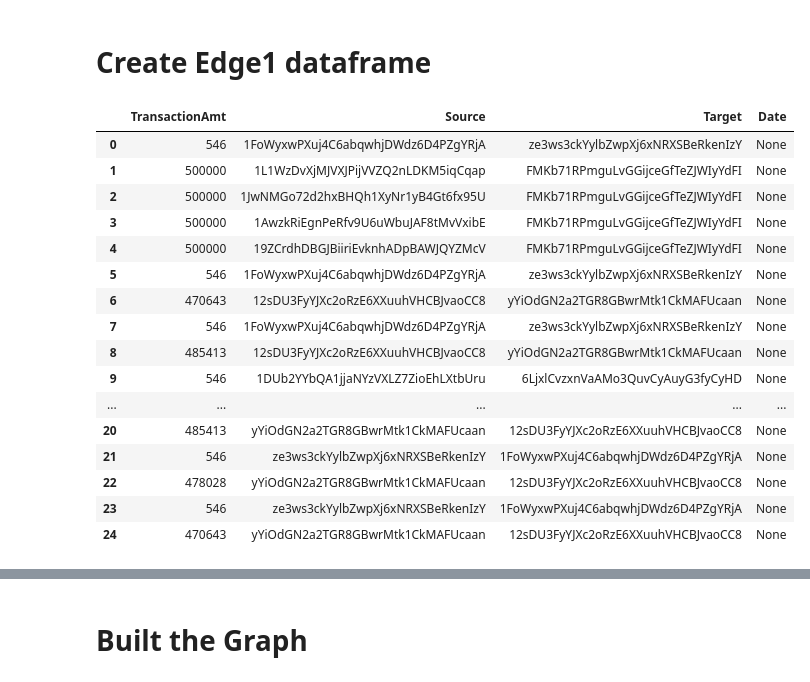
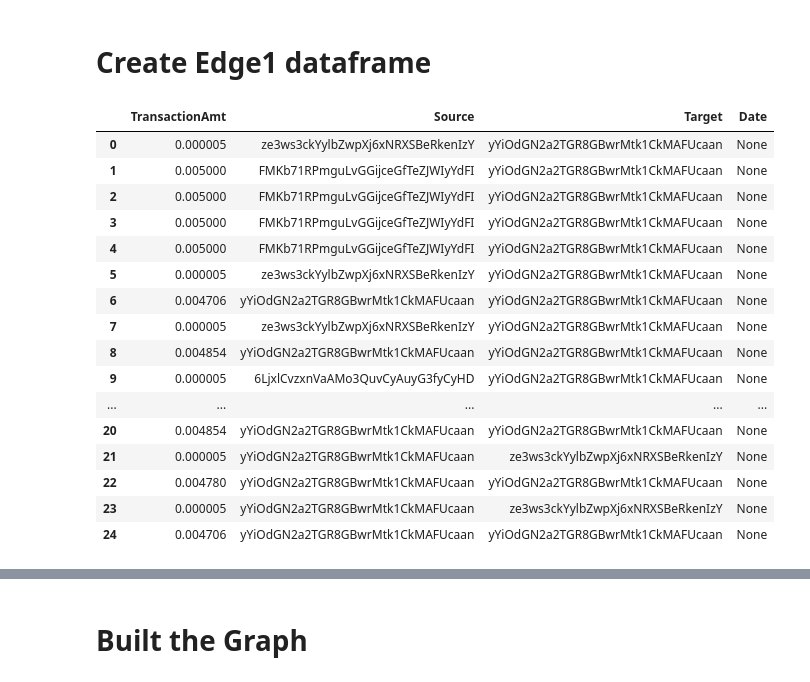
Before and after one commit to philippoetken/UM_Cryptocurrency_Forensics, a Jupyter notebook: FrontEnd/DashboardWalletClustering/LoadDataAndCreateNetworkGraph.ipynb, the cells around one changed output, grey strips where cells are left out. Saved outputs shown, nothing was run; the diff lists cells and outputs as text; code cells hidden in the pictures.

```diff
--- a/FrontEnd/DashboardWalletClustering/LoadDataAndCreateNetworkGraph.ipynb
+++ b/FrontEnd/DashboardWalletClustering/LoadDataAndCreateNetworkGraph.ipynb
@@ -70,11 +50,11 @@ pd.DataFrame(list_of_rows)
 # %%
-list_of_rows = []
-for i in range(len(list_a)):
-    row = {}
+# list_of_rows = []
+# for i in range(len(list_a)):
+#     row = {}
 
-    row['Account']=list_a[i]
-    row['Amount']=list_b[i]
+#     row['Account']=list_a[i]
+#     row['Amount']=list_b[i]
 
-    list_of_rows.append(row)
+#     list_of_rows.append(row)
 
-pd.DataFrame(list_of_rows)
+# pd.DataFrame(list_of_rows)
@@ -195,3 +148,11 @@ node1
 | 4 | yYiOdGN2a2TGR8GBwrMtk1CkMAFUcaan | test | InputAssociation |
 | 5 | 6LjxlCvzxnVaAMo3QuvCyAuyG3fyCyHD | test | InputAssociation |
 | 6 | FMKb71RPmguLvGGijceGfTeZJWIyYdFI | test | InputAssociation |
+# %%
+used_Accounts = []
+node1_new = pd.DataFrame(columns=node1.columns)
+for i, row in node1.iterrows():
+    if row['Account'] not in used_Accounts:
+        node1_new = node1_new.append(row)
+        used_Accounts.append(row['Account'])
+node1 = node1_new
@@ -200,41 +180,41 @@ node1
 # %%
 edge1 = []
 
 for i, transaction in flowGraph_inEdges.iterrows():
     row = {}
-    row['TransactionAmt'] = transaction.Value_Received_from_Inp
-    row['Source'] = transaction.Input_Addresses
-    row['Target'] = transaction.Association
+    row['TransactionAmt'] = transaction.Value_Received_from_Inp * 0.00000001
+    row['Source'] = transaction.Association
+    row['Target'] = flowGraph_centerNode
     row['Date'] = None
 
     edge1.append(row)
 
 for i, transaction in flowGraph_outEdges.iterrows():
     row = {}
-    row['TransactionAmt'] = transaction.Value_rec_from_Outp
-    row['Source'] = transaction.Association
-    row['Target'] = transaction.Output_Addresses
+    row['TransactionAmt'] = transaction.Value_rec_from_Outp * 0.00000001
+    row['Source'] = flowGraph_centerNode
+    row['Target'] = transaction.Association
     row['Date'] = None
 
     edge1.append(row)
 
 edge1 = pd.DataFrame(edge1)
 edge1
 # %% [output]
 |  | TransactionAmt | Source | Target | Date |
-| 0 | 546 | 1FoWyxwPXuj4C6abqwhjDWdz6D4PZgYRjA | ze3ws3ckYylbZwpXj6xNRXSBeRkenIzY | None |
-| 1 | 500000 | 1L1WzDvXjMJVXJPijVVZQ2nLDKM5iqCqap | FMKb71RPmguLvGGijceGfTeZJWIyYdFI | None |
-| 2 | 500000 | 1JwNMGo72d2hxBHQh1XyNr1yB4Gt6fx95U | FMKb71RPmguLvGGijceGfTeZJWIyYdFI | None |
-| 3 | 500000 | 1AwzkRiEgnPeRfv9U6uWbuJAF8tMvVxibE | FMKb71RPmguLvGGijceGfTeZJWIyYdFI | None |
-| 4 | 500000 | 19ZCrdhDBGJBiiriEvknhADpBAWJQYZMcV | FMKb71RPmguLvGGijceGfTeZJWIyYdFI | None |
-| 5 | 546 | 1FoWyxwPXuj4C6abqwhjDWdz6D4PZgYRjA | ze3ws3ckYylbZwpXj6xNRXSBeRkenIzY | None |
-| 6 | 470643 | 12sDU3FyYJXc2oRzE6XXuuhVHCBJvaoCC8 | yYiOdGN2a2TGR8GBwrMtk1CkMAFUcaan | None |
-| 7 | 546 | 1FoWyxwPXuj4C6abqwhjDWdz6D4PZgYRjA | ze3ws3ckYylbZwpXj6xNRXSBeRkenIzY | None |
-| 8 | 485413 | 12sDU3FyYJXc2oRzE6XXuuhVHCBJvaoCC8 | yYiOdGN2a2TGR8GBwrMtk1CkMAFUcaan | None |
-| 9 | 546 | 1DUb2YYbQA1jjaNYzVXLZ7ZioEhLXtbUru | 6LjxlCvzxnVaAMo3QuvCyAuyG3fyCyHD | None |
+| 0 | 0.000005 | ze3ws3ckYylbZwpXj6xNRXSBeRkenIzY | yYiOdGN2a2TGR8GBwrMtk1CkMAFUcaan | None |
+| 1 | 0.005000 | FMKb71RPmguLvGGijceGfTeZJWIyYdFI | yYiOdGN2a2TGR8GBwrMtk1CkMAFUcaan | None |
+| 2 | 0.005000 | FMKb71RPmguLvGGijceGfTeZJWIyYdFI | yYiOdGN2a2TGR8GBwrMtk1CkMAFUcaan | None |
+| 3 | 0.005000 | FMKb71RPmguLvGGijceGfTeZJWIyYdFI | yYiOdGN2a2TGR8GBwrMtk1CkMAFUcaan | None |
+| 4 | 0.005000 | FMKb71RPmguLvGGijceGfTeZJWIyYdFI | yYiOdGN2a2TGR8GBwrMtk1CkMAFUcaan | None |
+| 5 | 0.000005 | ze3ws3ckYylbZwpXj6xNRXSBeRkenIzY | yYiOdGN2a2TGR8GBwrMtk1CkMAFUcaan | None |
+| 6 | 0.004706 | yYiOdGN2a2TGR8GBwrMtk1CkMAFUcaan | yYiOdGN2a2TGR8GBwrMtk1CkMAFUcaan | None |
+| 7 | 0.000005 | ze3ws3ckYylbZwpXj6xNRXSBeRkenIzY | yYiOdGN2a2TGR8GBwrMtk1CkMAFUcaan | None |
+| 8 | 0.004854 | yYiOdGN2a2TGR8GBwrMtk1CkMAFUcaan | yYiOdGN2a2TGR8GBwrMtk1CkMAFUcaan | None |
+| 9 | 0.000005 | 6LjxlCvzxnVaAMo3QuvCyAuyG3fyCyHD | yYiOdGN2a2TGR8GBwrMtk1CkMAFUcaan | None |
 | ... | ... | ... | ... | ... |
-| 20 | 485413 | yYiOdGN2a2TGR8GBwrMtk1CkMAFUcaan | 12sDU3FyYJXc2oRzE6XXuuhVHCBJvaoCC8 | None |
-| 21 | 546 | ze3ws3ckYylbZwpXj6xNRXSBeRkenIzY | 1FoWyxwPXuj4C6abqwhjDWdz6D4PZgYRjA | None |
-| 22 | 478028 | yYiOdGN2a2TGR8GBwrMtk1CkMAFUcaan | 12sDU3FyYJXc2oRzE6XXuuhVHCBJvaoCC8 | None |
-| 23 | 546 | ze3ws3ckYylbZwpXj6xNRXSBeRkenIzY | 1FoWyxwPXuj4C6abqwhjDWdz6D4PZgYRjA | None |
-| 24 | 470643 | yYiOdGN2a2TGR8GBwrMtk1CkMAFUcaan | 12sDU3FyYJXc2oRzE6XXuuhVHCBJvaoCC8 | None |
+| 20 | 0.004854 | yYiOdGN2a2TGR8GBwrMtk1CkMAFUcaan | yYiOdGN2a2TGR8GBwrMtk1CkMAFUcaan | None |
+| 21 | 0.000005 | yYiOdGN2a2TGR8GBwrMtk1CkMAFUcaan | ze3ws3ckYylbZwpXj6xNRXSBeRkenIzY | None |
+| 22 | 0.004780 | yYiOdGN2a2TGR8GBwrMtk1CkMAFUcaan | yYiOdGN2a2TGR8GBwrMtk1CkMAFUcaan | None |
+| 23 | 0.000005 | yYiOdGN2a2TGR8GBwrMtk1CkMAFUcaan | ze3ws3ckYylbZwpXj6xNRXSBeRkenIzY | None |
+| 24 | 0.004706 | yYiOdGN2a2TGR8GBwrMtk1CkMAFUcaan | yYiOdGN2a2TGR8GBwrMtk1CkMAFUcaan | None |
```
Also changed, not shown: parts of 21 cells of this notebook.
